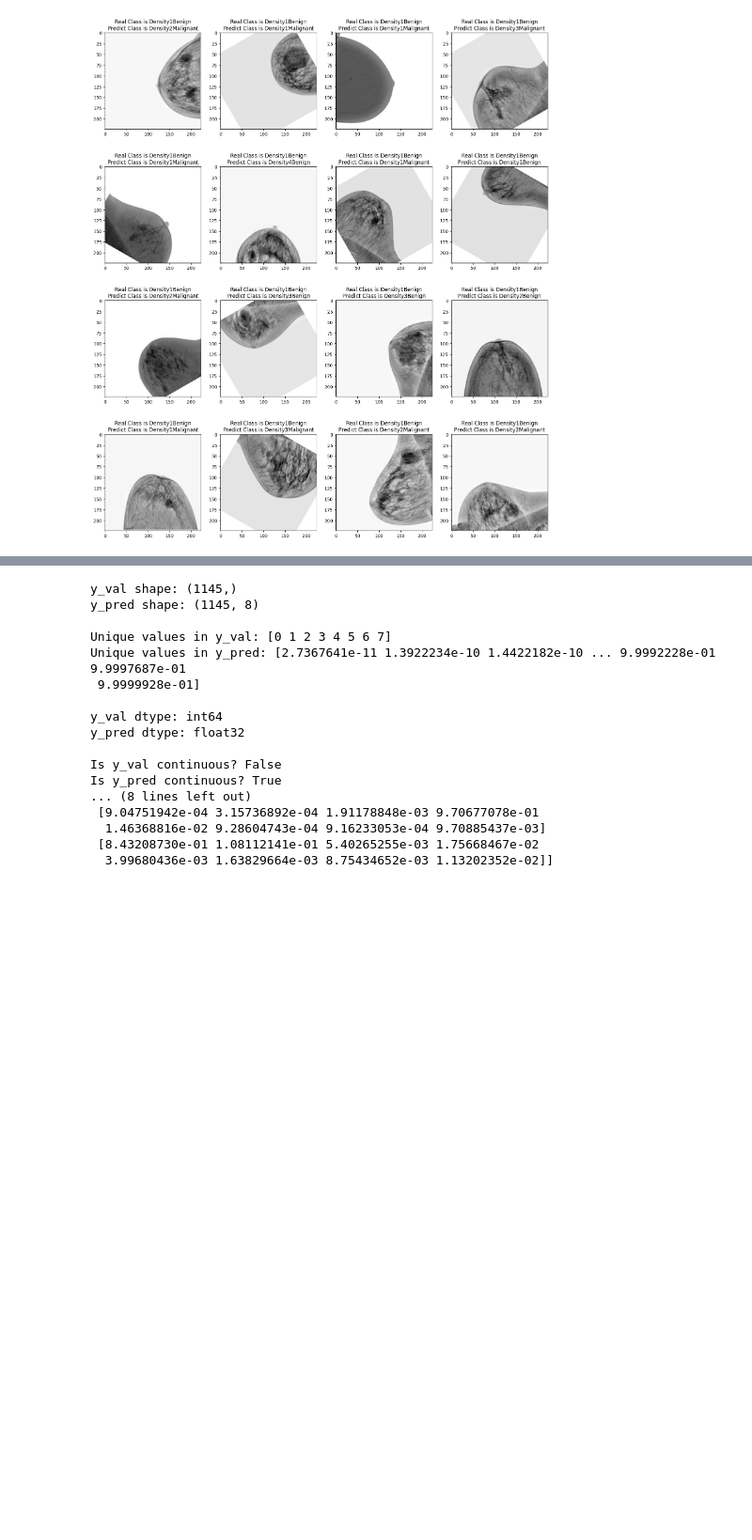
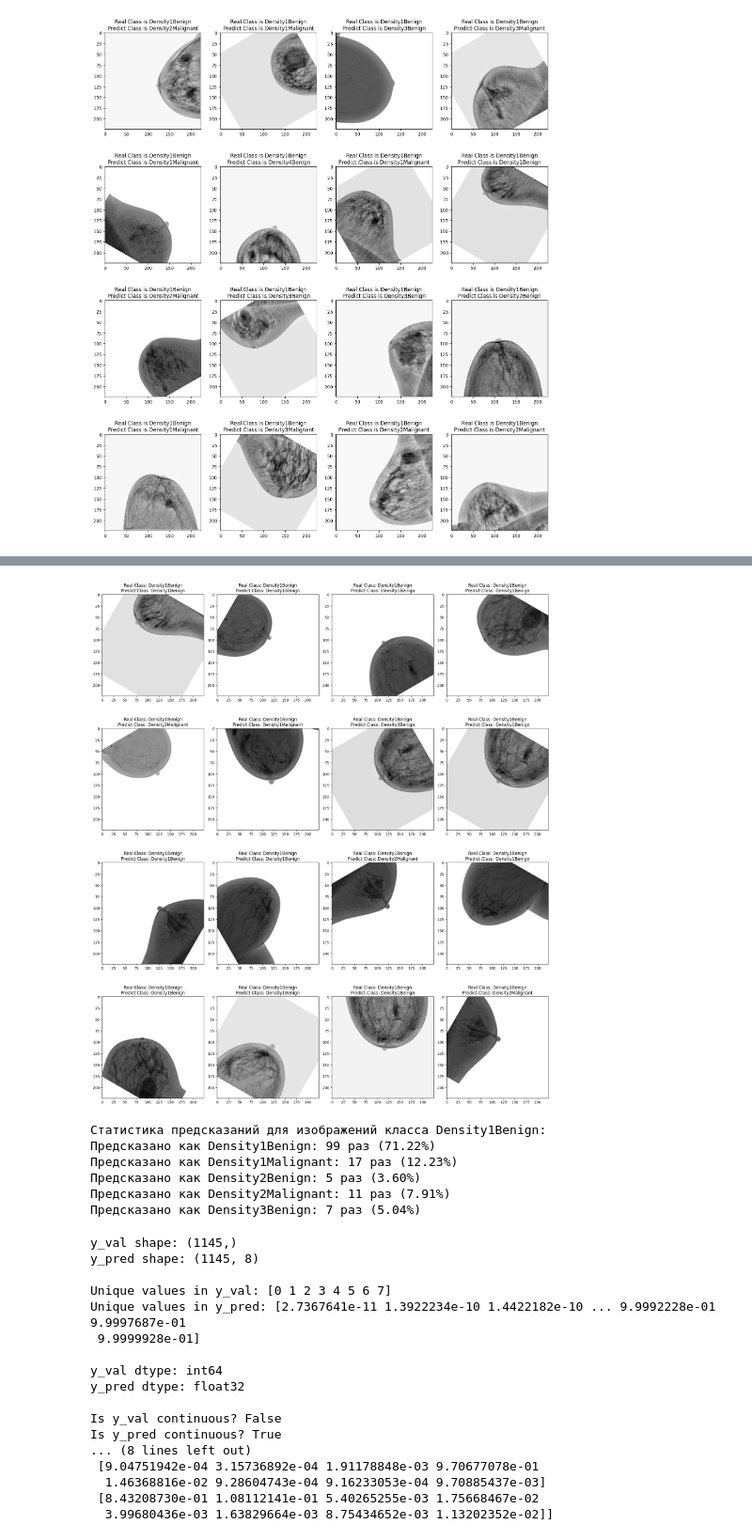
Before and after one commit to ganiesenov/Breast_cancer_related, a Jupyter notebook: training-inbreast-dataset-with-a-custom-cnn.ipynb, the cells around one changed output, grey strips where cells are left out. Shown at 94% size. Saved outputs shown, nothing was run; the diff lists cells and outputs as text; code cells hidden in the pictures; blank space fills up the shorter version.

```diff
--- a/training-inbreast-dataset-with-a-custom-cnn.ipynb
+++ b/training-inbreast-dataset-with-a-custom-cnn.ipynb
@@ -516,3 +700,32 @@ for i, ax in enumerate(axis.flat):
 # %% [output]
 36/36 ━━━━━━━━━━━━━━━━━━━━ 0s 13ms/step
 [figure]
+# %%
+# Получаем предсказания
+y_pred = model.predict(X_val)
+X_test__ = X_val.reshape(X_val.shape[0], 224, 224)
+
+# Находим индексы, где реальный класс - Density1Benign (класс 0)
+density1_benign_indices = np.where(y_val == 0)[0]  # Убрали argmax, так как y_val уже содержит метки классов
+
+# Создаем сетку для первых 16 изображений класса Density1Benign
+fig, axis = plt.subplots(4, 4, figsize=(18, 21))
+for i, ax in enumerate(axis.flat):
+    if i < len(density1_benign_indices) and i < 16:
+        idx = density1_benign_indices[i]
+        ax.imshow(X_test__[idx], cmap='binary')
+        ax.set(title=f"Real Class: Density1Benign\nPredict Class: {classes[y_pred[idx].argmax()]}")
+    else:
+        ax.axis('off')
+
+plt.tight_layout()
+plt.show()
+
+# Выведем статистику предсказаний для класса Density1Benign
+benign_predictions = y_pred[density1_benign_indices].argmax(axis=1)
+unique_preds, counts = np.unique(benign_predictions, return_counts=True)
+print("\nСтатистика предсказаний для изображений класса Density1Benign:")
+for pred_class, count in zip(unique_preds, counts):
+    percentage = (count / len(density1_benign_indices)) * 100
+    print(f"Предсказано как {classes[pred_class]}: {count} раз ({percentage:.2f}%)")
+# %% [output]
@@ -519,3 +733,10 @@ for i, ax in enumerate(axis.flat):
+[figure, added]
+Статистика предсказаний для изображений класса Density1Benign:
+Предсказано как Density1Benign: 99 раз (71.22%)
+Предсказано как Density1Malignant: 17 раз (12.23%)
+Предсказано как Density2Benign: 5 раз (3.60%)
+Предсказано как Density2Malignant: 11 раз (7.91%)
+Предсказано как Density3Benign: 7 раз (5.04%)
 # %%
 print("y_val shape:", y_val.shape)
 print("y_pred shape:", y_pred.shape)
```
Also changed, not shown: parts of 5 cells of this notebook.
